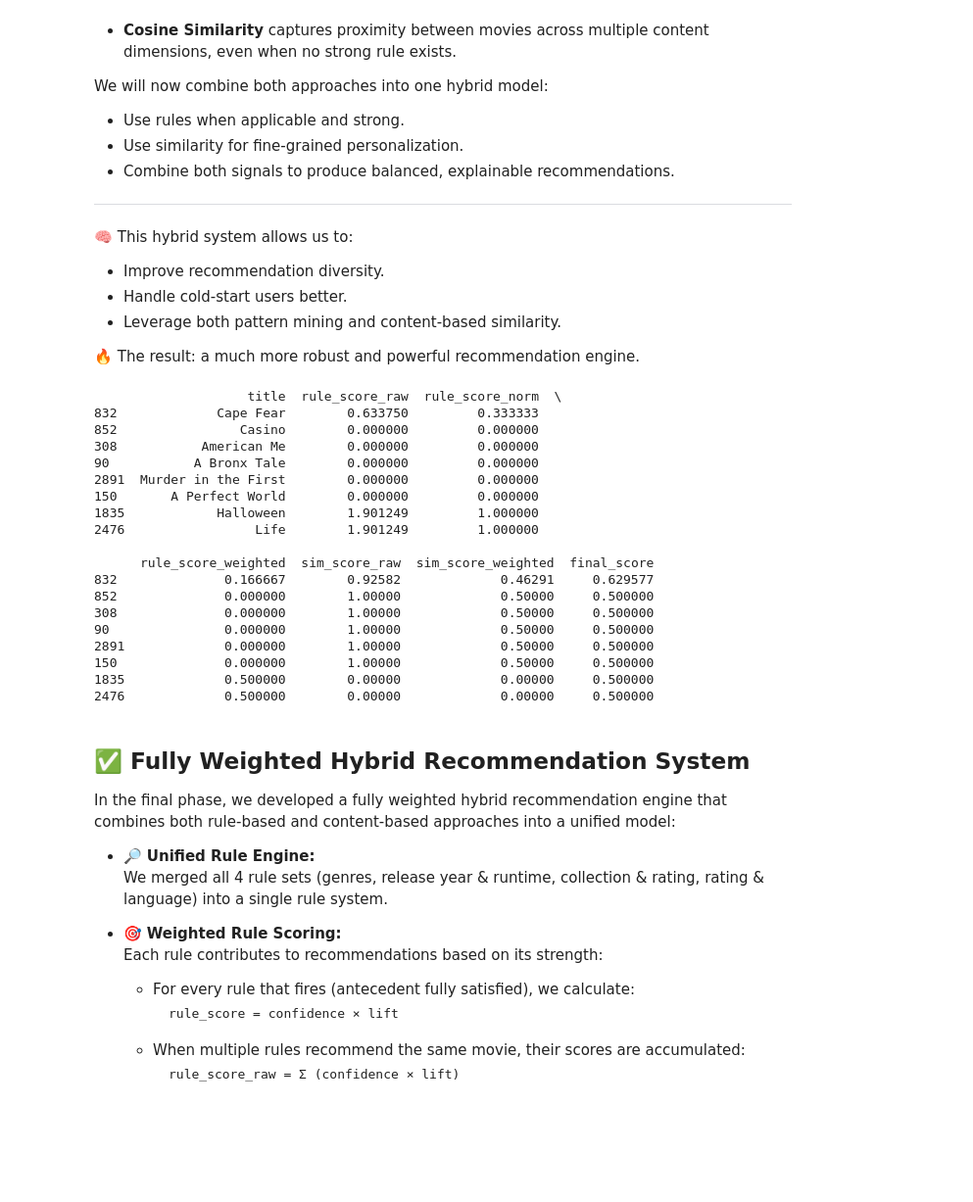
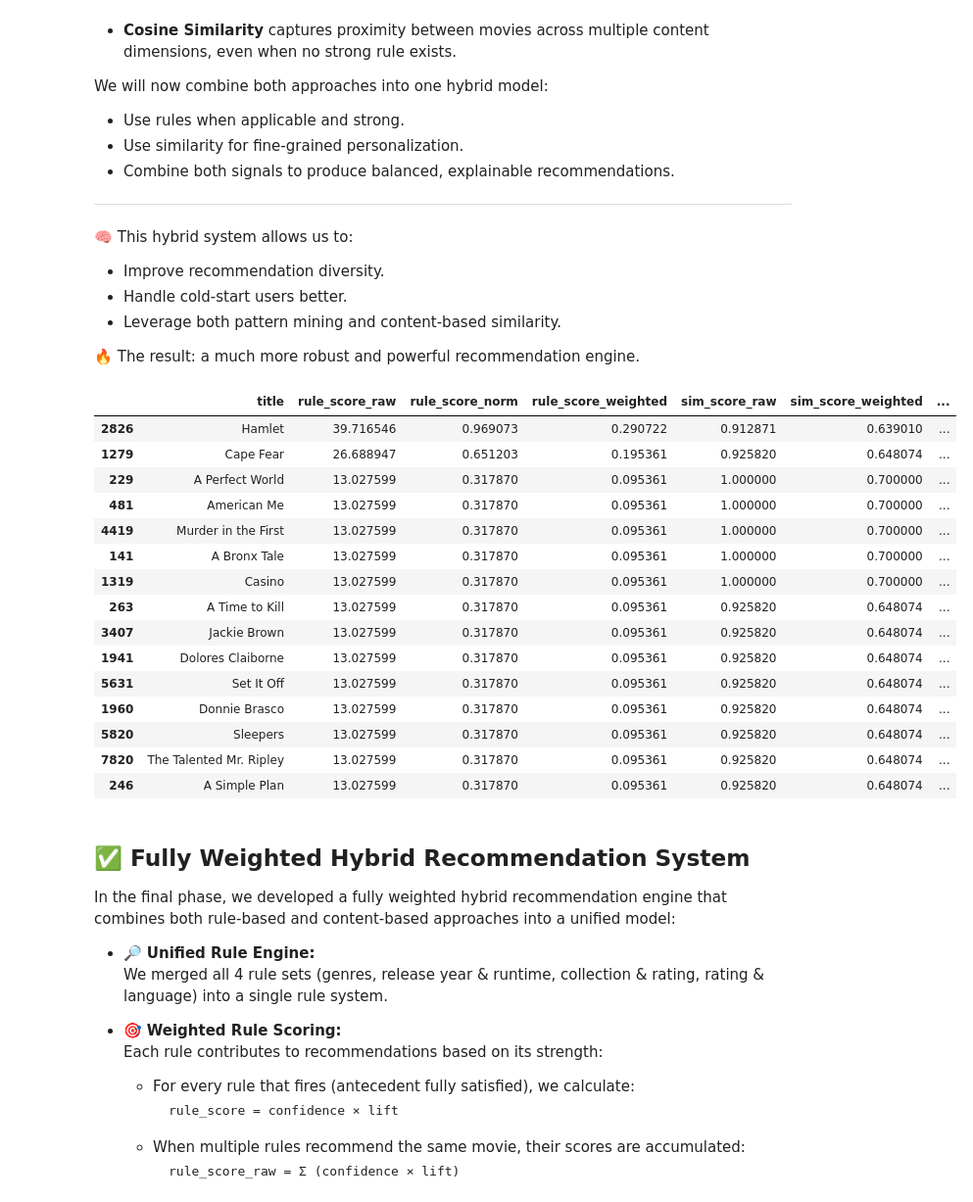
Before and after one commit to Shlezman/DS-principles-project, a Jupyter notebook: Gal-RuleMining.ipynb, the cells around one changed output. Shown at 98% size. Drawn from its saved outputs; the diff is of its cells as text; code cells hidden in the pictures; blank space fills up the shorter version.

```diff
--- a/Gal-RuleMining.ipynb
+++ b/Gal-RuleMining.ipynb
@@ -1170,0 +1450,7 @@ print(movie_recs)
+# %%
+# Filter rules to keep only strong associations with high confidence and meaningful lift
+
+rules5 = rules5[
+    (rules5['confidence'] >= 0.7) &
+    (rules5['lift'] >= 1.1)
+]
@@ -1170,0 +1535,17 @@ print(movie_recs)
+# %%
+# Extract active features of the selected movie
+def get_watched_features(movie_title, df_binary):
+    # Get the active features (value 1/True) for a given movie
+    movie_row = df_binary[df_binary['title'] == movie_title]
+
+    if movie_row.empty:
+        return f"Movie '{movie_title}' not found in the dataset."
+
+    watched_features = set(
+        movie_row.drop(columns=['title'])
+        .iloc[0]
+        .loc[lambda x: x == 1]
+        .index
+    )
+
+    return watched_features
@@ -1170,0 +1573,11 @@ print(movie_recs)
+# %%
+movie_title = 'Inception'
+
+# Get active features for the selected movie
+watched_features = get_watched_features(movie_title, df5_binary)
+
+print(f"Selected Movie: {movie_title}")
+print("Active Features:")
+print(sorted(watched_features))
+
+recommend_movies_from_feature_rules(watched_features, rules5, df5_binary)
@@ -1338,7 +1789,10 @@ We will now combine both approaches into one hybrid model:
 🔥 The result: a much more robust and powerful recommendation engine.
 # %%
 # Combine all rules together:
-all_rules = pd.concat([rules1, rules2, rules3, rules4]).reset_index(drop=True)
+all_rules = pd.concat([rules1, rules2, rules3, rules4, rules5]).reset_index(drop=True)
+
+# Drop duplicates based on antecedents and consequents
+all_rules = all_rules.drop_duplicates(subset=['antecedents', 'consequents'])
 # %%
 def hybrid_recommender(title, df, rules, cosine_sim, top_n=10, rule_weight=0.6, sim_weight=0.4, min_confidence=0.4, min_lift=0.95):
 
@@ -1476,30 +1930,27 @@ def hybrid_recommender(title, df, rules, cosine_sim, top_n=10, rule_weight=0.6,
     return merged[['title', 'rule_score_raw', 'rule_score_norm', 'rule_score_weighted', 'sim_score_raw', 'sim_score_weighted', 'final_score']].head(top_n)
 # %%
 hybrid_recommendations = hybrid_recommender(
-    "Dancer in the Dark", df, all_rules, cosine_sim, top_n=8, rule_weight=0.5, sim_weight=0.5, min_confidence=0.5, min_lift=1.0
+    "Dancer in the Dark", df, all_rules, cosine_sim, top_n=15, rule_weight=0.3, sim_weight=0.7, min_confidence=0.5, min_lift=1.0
 )
 
-print(hybrid_recommendations)
+hybrid_recommendations
 # %% [output]
-                    title  rule_score_raw  rule_score_norm  \
-832             Cape Fear        0.633750         0.333333
-852                Casino        0.000000         0.000000
-308           American Me        0.000000         0.000000
-90           A Bronx Tale        0.000000         0.000000
-2891  Murder in the First        0.000000         0.000000
-150       A Perfect World        0.000000         0.000000
-1835            Halloween        1.901249         1.000000
-2476                 Life        1.901249         1.000000
-
-      rule_score_weighted  sim_score_raw  sim_score_weighted  final_score
-832              0.166667        0.92582             0.46291     0.629577
-852              0.000000        1.00000             0.50000     0.500000
-308              0.000000        1.00000             0.50000     0.500000
-90               0.000000        1.00000             0.50000     0.500000
-2891             0.000000        1.00000             0.50000     0.500000
-150              0.000000        1.00000             0.50000     0.500000
-1835             0.500000        0.00000             0.00000     0.500000
-2476             0.500000        0.00000             0.00000     0.500000
+|  | title | rule_score_raw | rule_score_norm | rule_score_weighted | sim_score_raw | sim_score_weighted | ... |
+| 2826 | Hamlet | 39.716546 | 0.969073 | 0.290722 | 0.912871 | 0.639010 | ... |
+| 1279 | Cape Fear | 26.688947 | 0.651203 | 0.195361 | 0.925820 | 0.648074 | ... |
+| 229 | A Perfect World | 13.027599 | 0.317870 | 0.095361 | 1.000000 | 0.700000 | ... |
+| 481 | American Me | 13.027599 | 0.317870 | 0.095361 | 1.000000 | 0.700000 | ... |
+| 4419 | Murder in the First | 13.027599 | 0.317870 | 0.095361 | 1.000000 | 0.700000 | ... |
+| 141 | A Bronx Tale | 13.027599 | 0.317870 | 0.095361 | 1.000000 | 0.700000 | ... |
+| 1319 | Casino | 13.027599 | 0.317870 | 0.095361 | 1.000000 | 0.700000 | ... |
+| 263 | A Time to Kill | 13.027599 | 0.317870 | 0.095361 | 0.925820 | 0.648074 | ... |
+| 3407 | Jackie Brown | 13.027599 | 0.317870 | 0.095361 | 0.925820 | 0.648074 | ... |
+| 1941 | Dolores Claiborne | 13.027599 | 0.317870 | 0.095361 | 0.925820 | 0.648074 | ... |
+| 5631 | Set It Off | 13.027599 | 0.317870 | 0.095361 | 0.925820 | 0.648074 | ... |
+| 1960 | Donnie Brasco | 13.027599 | 0.317870 | 0.095361 | 0.925820 | 0.648074 | ... |
+| 5820 | Sleepers | 13.027599 | 0.317870 | 0.095361 | 0.925820 | 0.648074 | ... |
+| 7820 | The Talented Mr. Ripley | 13.027599 | 0.317870 | 0.095361 | 0.925820 | 0.648074 | ... |
+| 246 | A Simple Plan | 13.027599 | 0.317870 | 0.095361 | 0.925820 | 0.648074 | ... |
 # %% [markdown]
 ## ✅ Fully Weighted Hybrid Recommendation System
 
```
Also changed, not shown: parts of 48 cells of this notebook.
